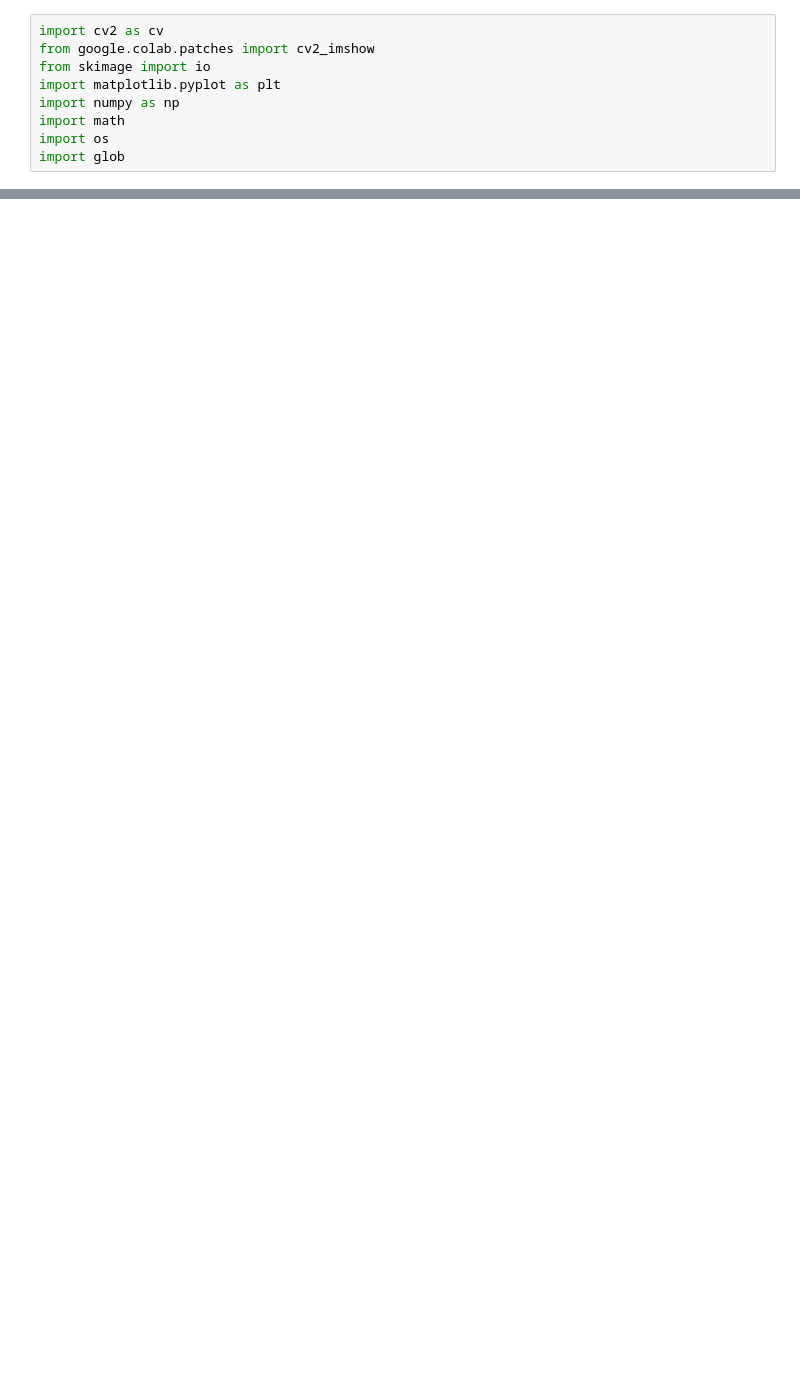
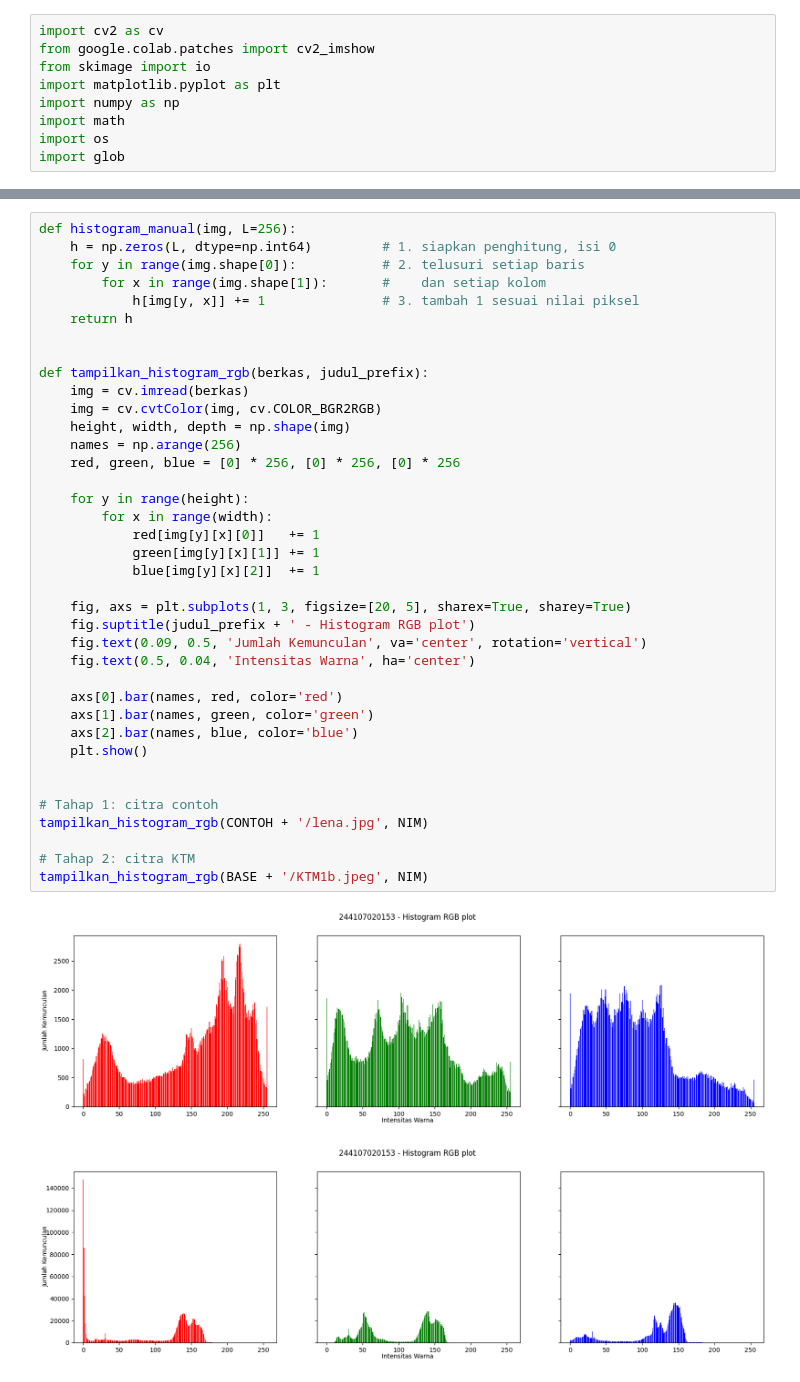
Before and after one commit to rsyadipras/PCVK_Ganjil2026, a Jupyter notebook: Week5_21.ipynb, the cells around one changed output, grey strips where cells are left out. Cells and saved outputs as stored; diff of their text form; blank space fills up the shorter version.

Commit message:
feat: implement E1 Histogram Practicum

```diff
--- a/Week5_21.ipynb
+++ b/Week5_21.ipynb
@@ -55,0 +64,41 @@ import glob
+# %%
+def histogram_manual(img, L=256):
+    h = np.zeros(L, dtype=np.int64)         # 1. siapkan penghitung, isi 0
+    for y in range(img.shape[0]):           # 2. telusuri setiap baris
+        for x in range(img.shape[1]):       #    dan setiap kolom
+            h[img[y, x]] += 1               # 3. tambah 1 sesuai nilai piksel
+    return h
+
+
+def tampilkan_histogram_rgb(berkas, judul_prefix):
+    img = cv.imread(berkas)
+    img = cv.cvtColor(img, cv.COLOR_BGR2RGB)
+    height, width, depth = np.shape(img)
+    names = np.arange(256)
+    red, green, blue = [0] * 256, [0] * 256, [0] * 256
+
+    for y in range(height):
+        for x in range(width):
+            red[img[y][x][0]]   += 1
+            green[img[y][x][1]] += 1
+            blue[img[y][x][2]]  += 1
+
+    fig, axs = plt.subplots(1, 3, figsize=[20, 5], sharex=True, sharey=True)
+    fig.suptitle(judul_prefix + ' - Histogram RGB plot')
+    fig.text(0.09, 0.5, 'Jumlah Kemunculan', va='center', rotation='vertical')
+    fig.text(0.5, 0.04, 'Intensitas Warna', ha='center')
+
+    axs[0].bar(names, red, color='red')
+    axs[1].bar(names, green, color='green')
+    axs[2].bar(names, blue, color='blue')
+    plt.show()
+
+
+# Tahap 1: citra contoh
+tampilkan_histogram_rgb(CONTOH + '/lena.jpg', NIM)
+
+# Tahap 2: citra KTM
+tampilkan_histogram_rgb(BASE + '/KTM1b.jpeg', NIM)
+# %% [output]
+[figure, added]
+[figure, added]
```
Also changed, not shown: parts of 9 cells of this notebook.
